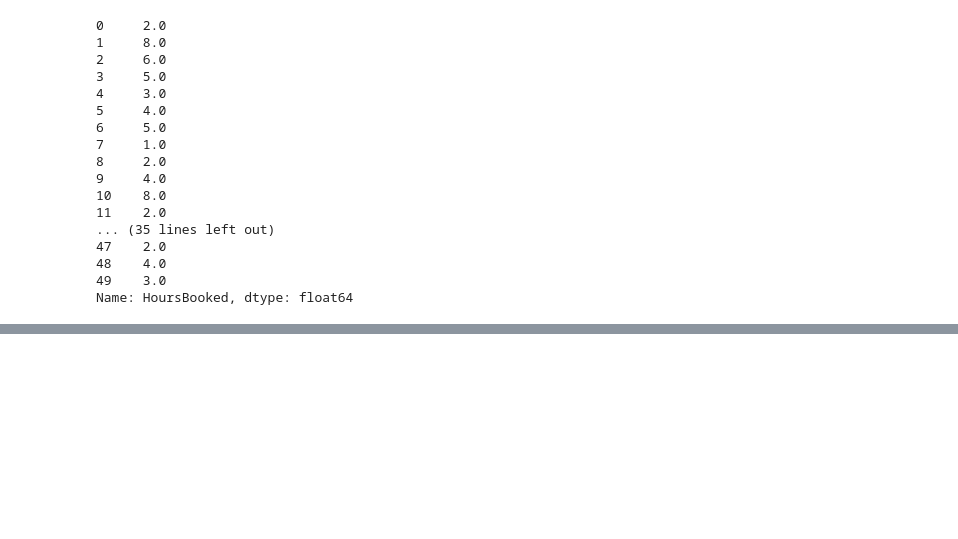
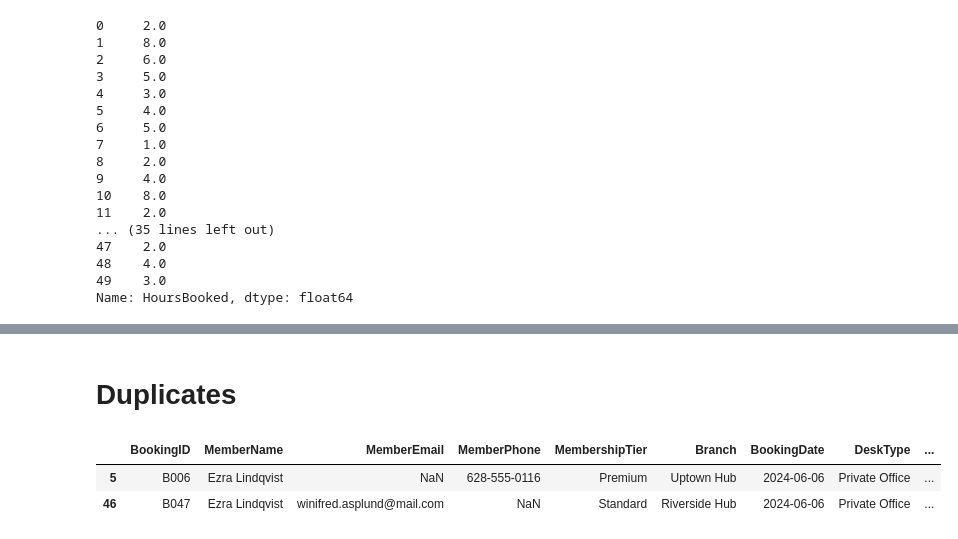
Before and after one commit to JunayedMh/pandas_prac, a Jupyter notebook: Sept/Sept_18/cleaning.ipynb, the cells around one changed output, grey strips where cells are left out. Saved outputs shown, nothing was run; the diff lists cells and outputs as text; code cells hidden in the pictures; blank space fills up the shorter version.

```diff
--- a/Sept/Sept_18/cleaning.ipynb
+++ b/Sept/Sept_18/cleaning.ipynb
@@ -314,3 +314,6 @@ df["HoursBooked"]
 48    4.0
 49    3.0
 Name: HoursBooked, dtype: float64
+# %%
+df["AmenitiesUsed"] = df["AmenitiesUsed"].fillna("None")
+df["AmenitiesUsed"]
@@ -316,0 +352,3 @@ Name: HoursBooked, dtype: float64
+# %%
+df["Rating"] = df["Rating"].astype(str).str.extract(r"^(\d+)")[0].astype(int)
+df["Rating"].value_counts()
@@ -316,0 +404,9 @@ Name: HoursBooked, dtype: float64
+# %% [markdown]
+# Duplicates
+# %%
+dup_cols = ["MemberName", "BookingDate", "DeskType"]
+df[df.duplicated(subset=dup_cols, keep=False)]
+# %% [output]
+|  | BookingID | MemberName | MemberEmail | MemberPhone | MembershipTier | Branch | BookingDate | DeskType | ... |
+| 5 | B006 | Ezra Lindqvist | NaN | 628-555-0116 | Premium | Uptown Hub | 2024-06-06 | Private Office | ... |
+| 46 | B047 | Ezra Lindqvist | winifred.asplund@mail.com | NaN | Standard | Riverside Hub | 2024-06-06 | Private Office | ... |
```
Also changed, not shown: parts of 18 cells of this notebook.
